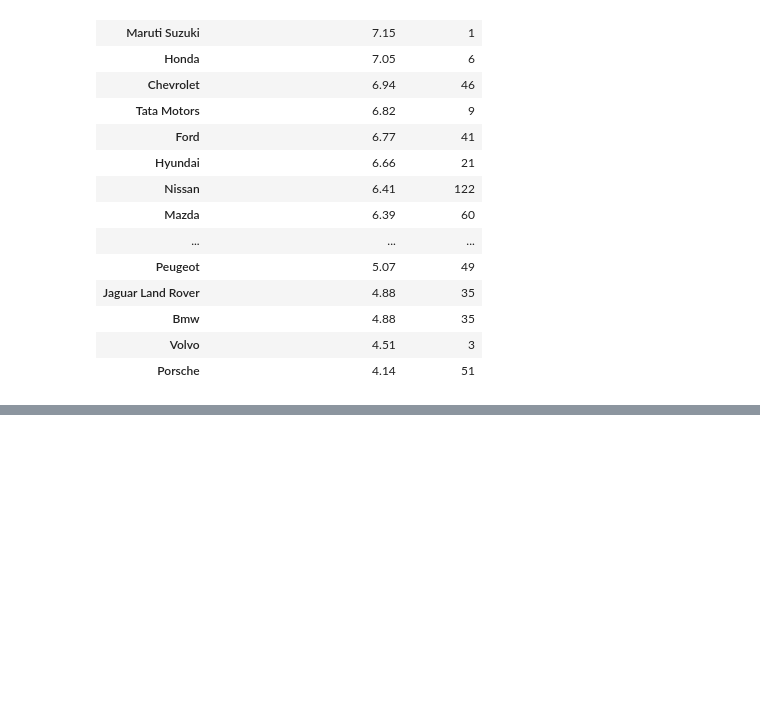
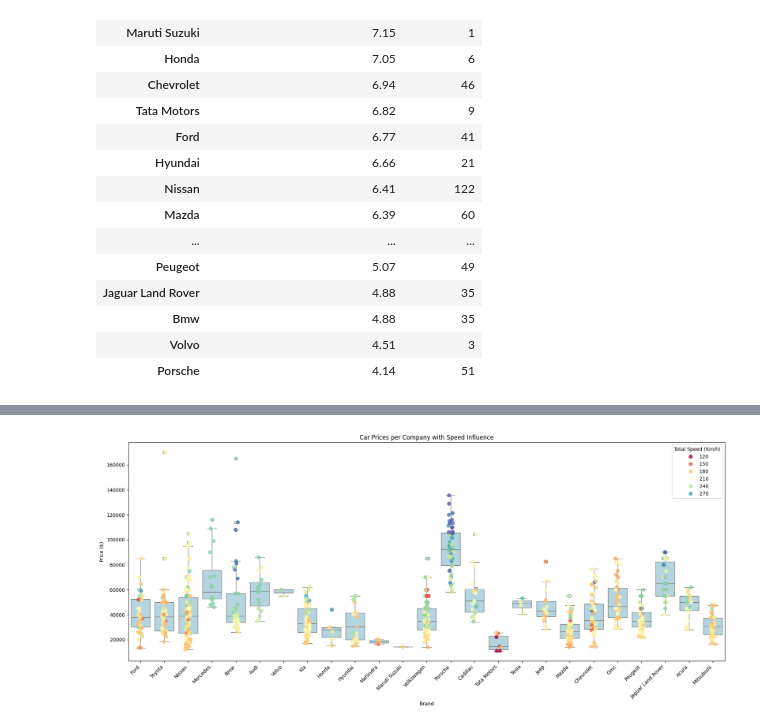
Before and after one commit to Wazard/GruppoX-Car-Analysis, a Jupyter notebook: car_analysis.ipynb, the cells around one changed output, grey strips where cells are left out. Drawn from its saved outputs; the diff is of its cells as text; code cells hidden in the pictures; blank space fills up the shorter version.

Commit message:
added some graphs

```diff
--- a/car_analysis.ipynb
+++ b/car_analysis.ipynb
@@ -1239,0 +1231,30 @@ _=axes[1].set_title("Cars amount vs horsepower per thousand dollars")
+# %%
+plt.figure(figsize=(18,8))
+
+sns.boxplot(
+    data=both_cars_df,
+    x="company_names",
+    y="cars_prices",
+    color="lightblue"
+)
+
+sns.stripplot(
+    data=both_cars_df,
+    x="company_names",
+    y="cars_prices",
+    hue="total_speed",
+    palette="Spectral",
+    size=8,
+    dodge=False,
+    alpha=0.8
+)
+
+plt.xticks(rotation=45, ha="right")
+plt.title("Car Prices per Company with Speed Influence")
+plt.ylabel("Price ($)")
+plt.xlabel("Brand")
+plt.legend(title="Total Speed (Km/h)")
+plt.tight_layout()
+plt.show()
+# %% [output]
+[figure, added]
```
Also changed, not shown: parts of 14 cells of this notebook.
